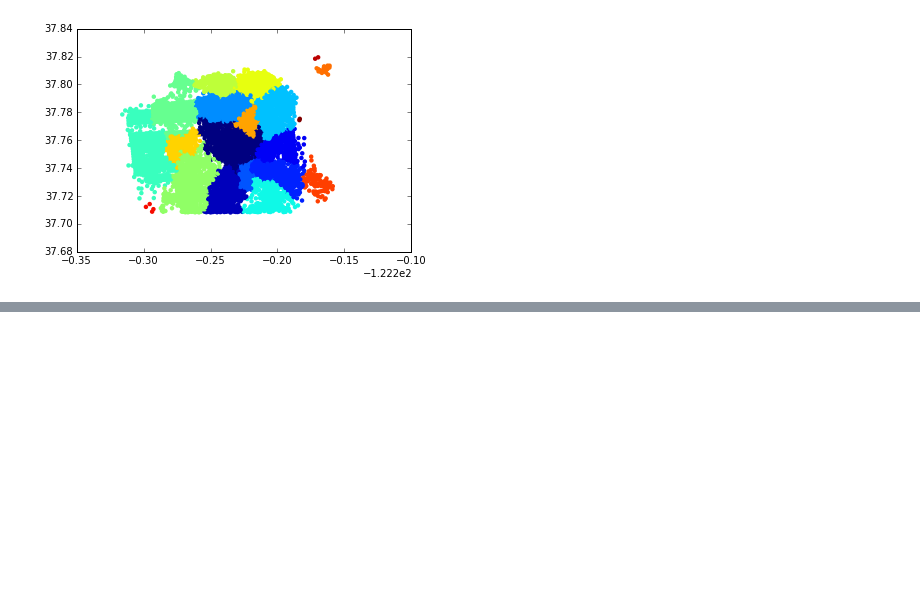
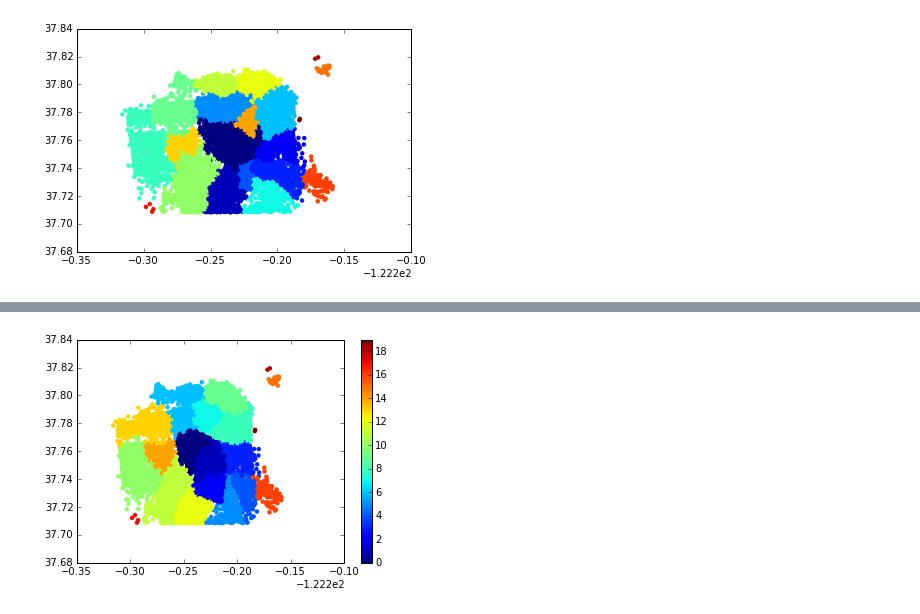
Before and after one commit to crupley/hoodie-development, a Jupyter notebook: explore/compare cut lists.ipynb, the cells around one changed output, grey strips where cells are left out. Saved outputs shown, nothing was run; the diff lists cells and outputs as text; code cells hidden in the pictures; blank space fills up the shorter version.

```diff
--- a/explore/compare cut lists.ipynb
+++ b/explore/compare cut lists.ipynb
@@ -63,0 +94,5 @@ ks, wcsses = elbow_plot(cutdf, df.population)
+# %%
+plt.scatter(df.lon, df.lat, c=cnum1, linewidths = 0)
+plt.colorbar();
+# %% [output]
+[figure, added]
```
Also changed, not shown: parts of 18 cells of this notebook, 1 other file.
